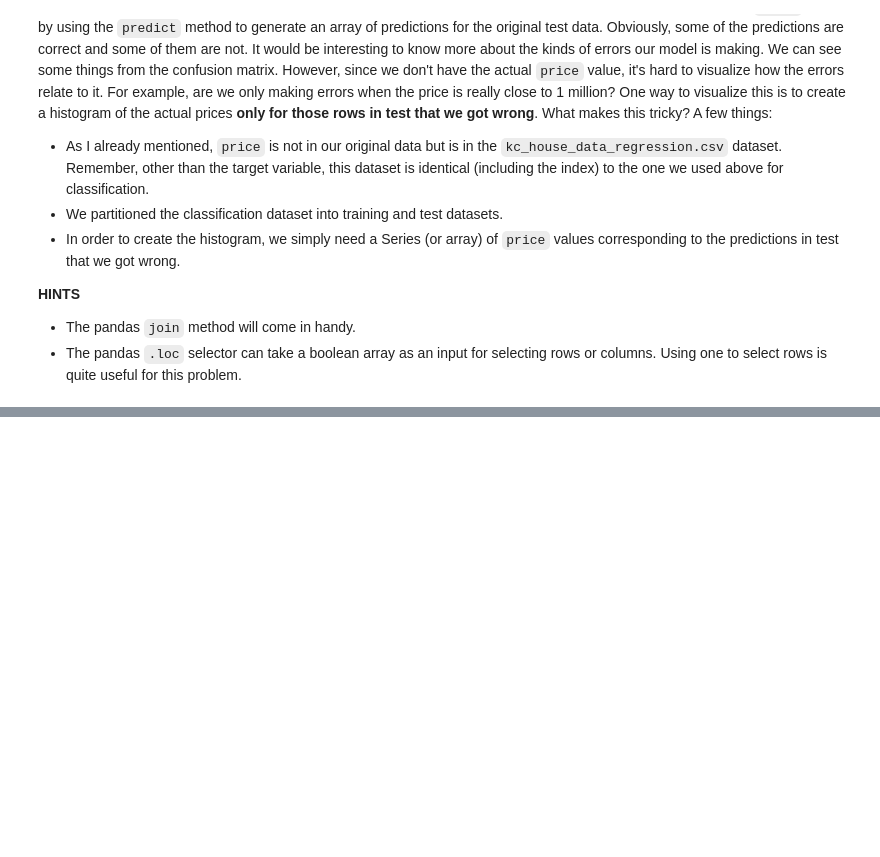
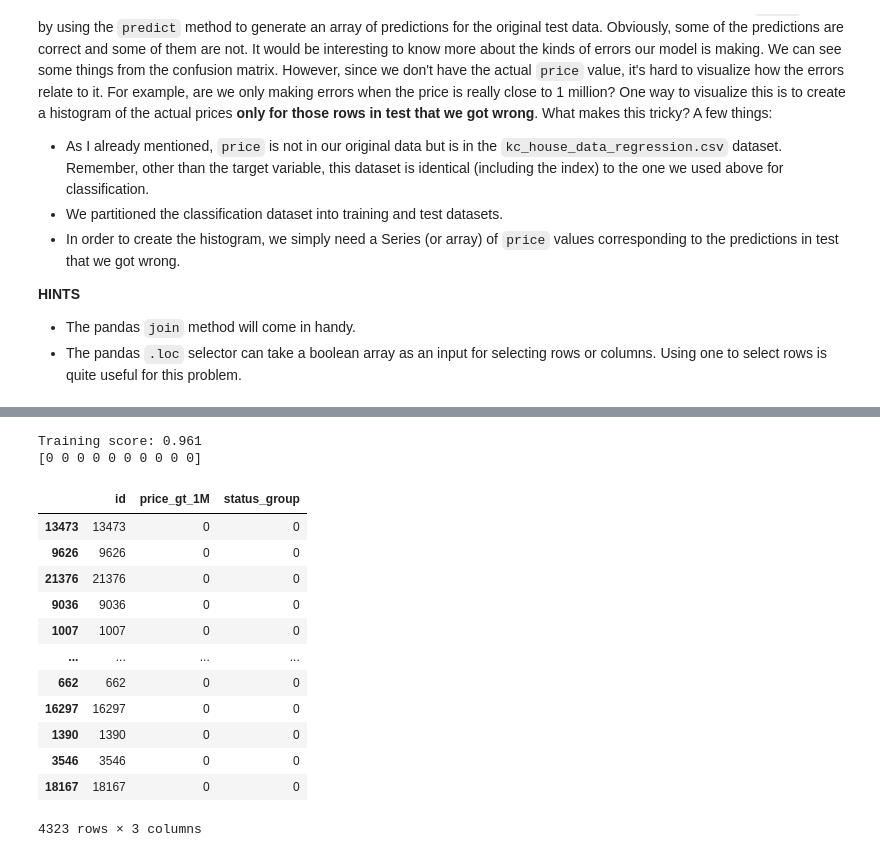
Before and after one commit to Rhedhead0621/hw1_hojdila, a Jupyter notebook: hw1_hojdila.ipynb, the cells around one changed output, grey strips where cells are left out. Cells and saved outputs as stored; diff of their text form; code cells hidden in the pictures; blank space fills up the shorter version.

```diff
--- a/hw1_hojdila.ipynb
+++ b/hw1_hojdila.ipynb
@@ -1068,0 +1113,43 @@ I also include another data file called `kc_house_data_regression.csv` in which
+# %%
+# Pipeline - l1 - C=1 - Model 2
+
+# Final logistic regression classifier model
+clf_model2_final = LogisticRegression(penalty='l1', C=1, solver='saga', max_iter=500)
+
+# Append classifier to preprocessing pipeline
+clf_LR_final = Pipeline(steps=[('preprocessor', preprocessor),
+                      ('classifier', clf_model2_final)])
+
+# Fit model on training data
+clf_LR_final.fit(X_train, y_train)
+print("Training score: %.3f" % clf_LR_final.score(X_train, y_train))
+
+# Make predictions on the test data
+clf_LR_final_predictions = clf_LR_final.predict(X_test)
+print(clf_LR_final_predictions[:10])  # Print out a few predictions just to see what they look like
+
+# Need to bring back the id field to create a submission file for Pump it Up competition
+submit_dict = {'id': X_test.index,
+              'price_gt_1M': y_test,
+              'status_group': clf_LR_final_predictions}
+
+hdf2 = pd.DataFrame(submit_dict)
+# %% [output]
+Training score: 0.961
+[0 0 0 0 0 0 0 0 0 0]
+# %%
+hdf2
+# %% [output]
+|  | id | price_gt_1M | status_group |
+| 13473 | 13473 | 0 | 0 |
+| 9626 | 9626 | 0 | 0 |
+| 21376 | 21376 | 0 | 0 |
+| 9036 | 9036 | 0 | 0 |
+| 1007 | 1007 | 0 | 0 |
+| ... | ... | ... | ... |
+| 662 | 662 | 0 | 0 |
+| 16297 | 16297 | 0 | 0 |
+| 1390 | 1390 | 0 | 0 |
+| 3546 | 3546 | 0 | 0 |
+| 18167 | 18167 | 0 | 0 |
+4323 rows × 3 columns
```
Also changed, not shown: parts of 7 cells of this notebook, 3 other files.
